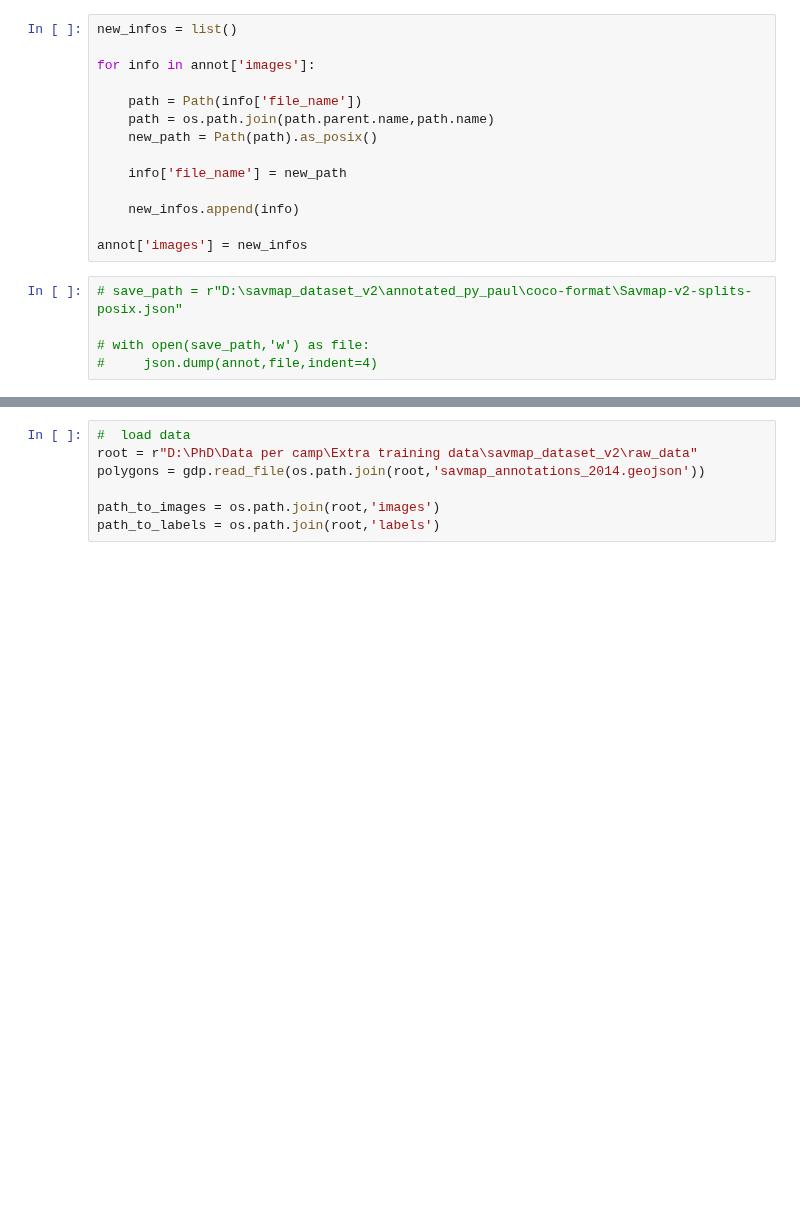
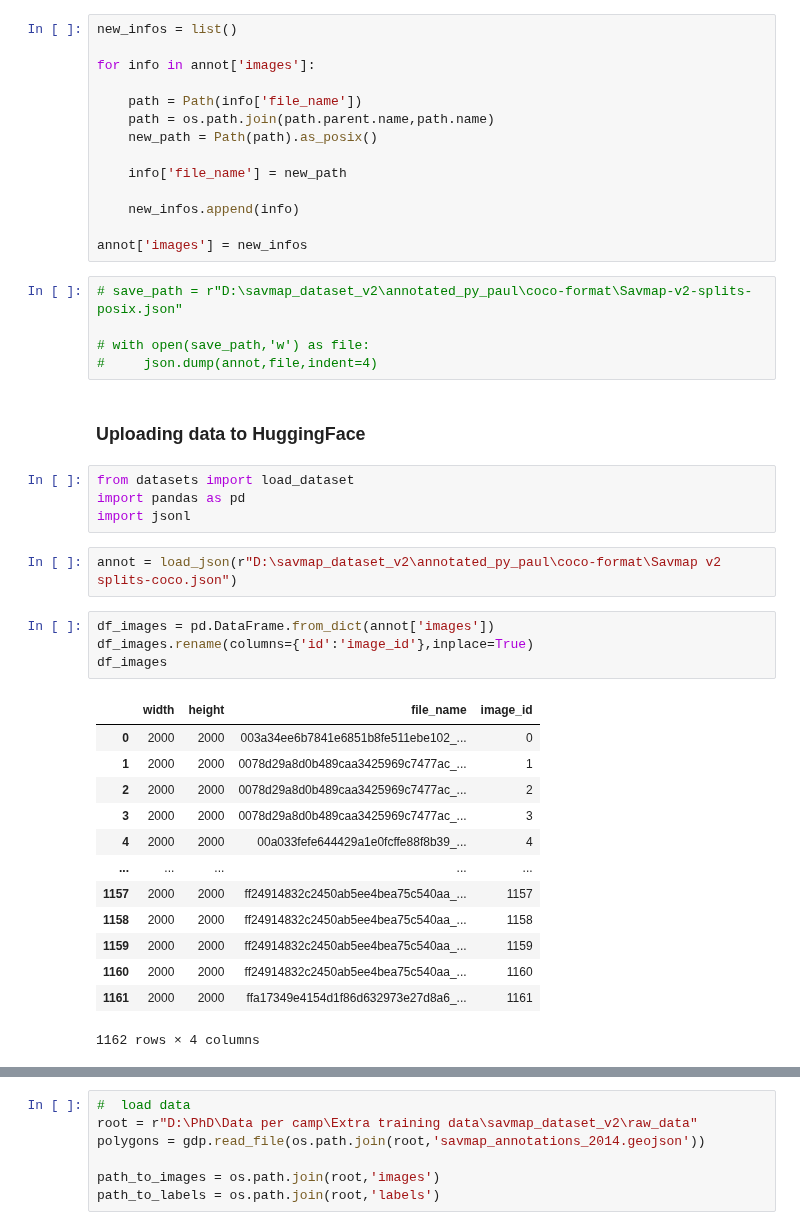
Before and after one commit to FadelMamar/datalabeling, a Jupyter notebook: notebooks/extra_datasets_creation.ipynb, the cells around one changed output, grey strips where cells are left out. Cells and saved outputs as stored; diff of their text form; blank space fills up the shorter version.

```diff
--- a/notebooks/extra_datasets_creation.ipynb
+++ b/notebooks/extra_datasets_creation.ipynb
@@ -46,3 +46,29 @@ annot['images'] = new_infos
 
 # with open(save_path,'w') as file:
 #     json.dump(annot,file,indent=4)
+# %% [markdown]
+### Uploading data to HuggingFace
+# %%
+from datasets import load_dataset
+import pandas as pd
+import jsonl
+# %%
+annot = load_json(r"D:\savmap_dataset_v2\annotated_py_paul\coco-format\Savmap v2 splits-coco.json")
+# %%
+df_images = pd.DataFrame.from_dict(annot['images'])
+df_images.rename(columns={'id':'image_id'},inplace=True)
+df_images
+# %% [output]
+|  | width | height | file_name | image_id |
+| 0 | 2000 | 2000 | 003a34ee6b7841e6851b8fe511ebe102_... | 0 |
+| 1 | 2000 | 2000 | 0078d29a8d0b489caa3425969c7477ac_... | 1 |
+| 2 | 2000 | 2000 | 0078d29a8d0b489caa3425969c7477ac_... | 2 |
+| 3 | 2000 | 2000 | 0078d29a8d0b489caa3425969c7477ac_... | 3 |
+| 4 | 2000 | 2000 | 00a033fefe644429a1e0fcffe88f8b39_... | 4 |
+| ... | ... | ... | ... | ... |
+| 1157 | 2000 | 2000 | ff24914832c2450ab5ee4bea75c540aa_... | 1157 |
+| 1158 | 2000 | 2000 | ff24914832c2450ab5ee4bea75c540aa_... | 1158 |
+| 1159 | 2000 | 2000 | ff24914832c2450ab5ee4bea75c540aa_... | 1159 |
+| 1160 | 2000 | 2000 | ff24914832c2450ab5ee4bea75c540aa_... | 1160 |
+| 1161 | 2000 | 2000 | ffa17349e4154d1f86d632973e27d8a6_... | 1161 |
+1162 rows × 4 columns
```
Also changed, not shown: parts of 14 cells of this notebook.
